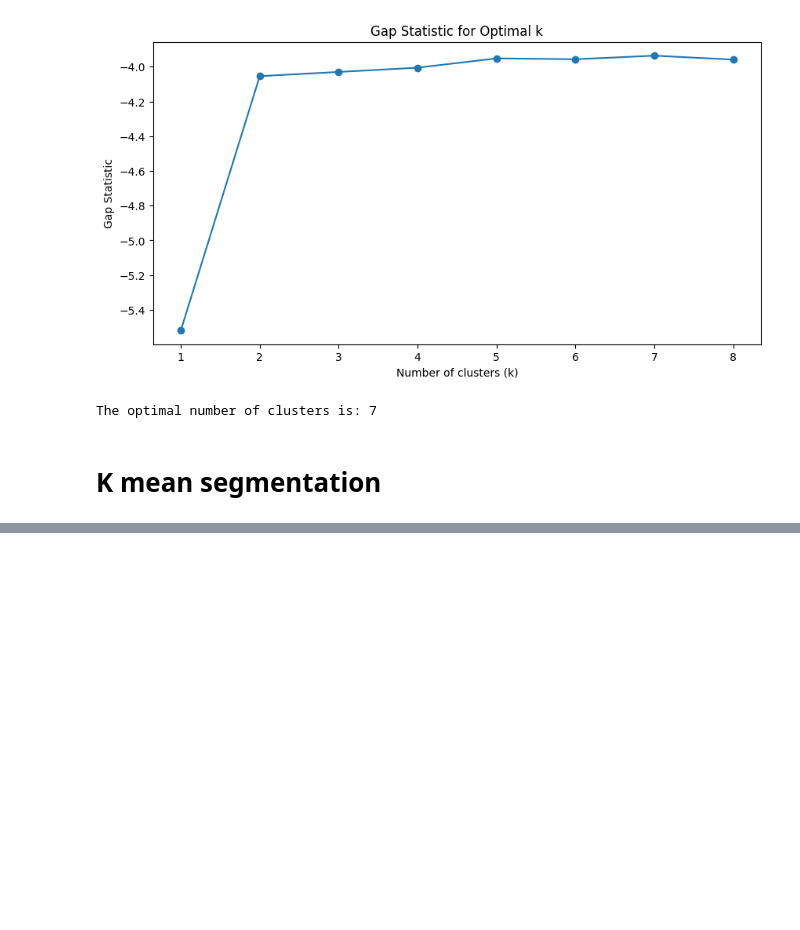
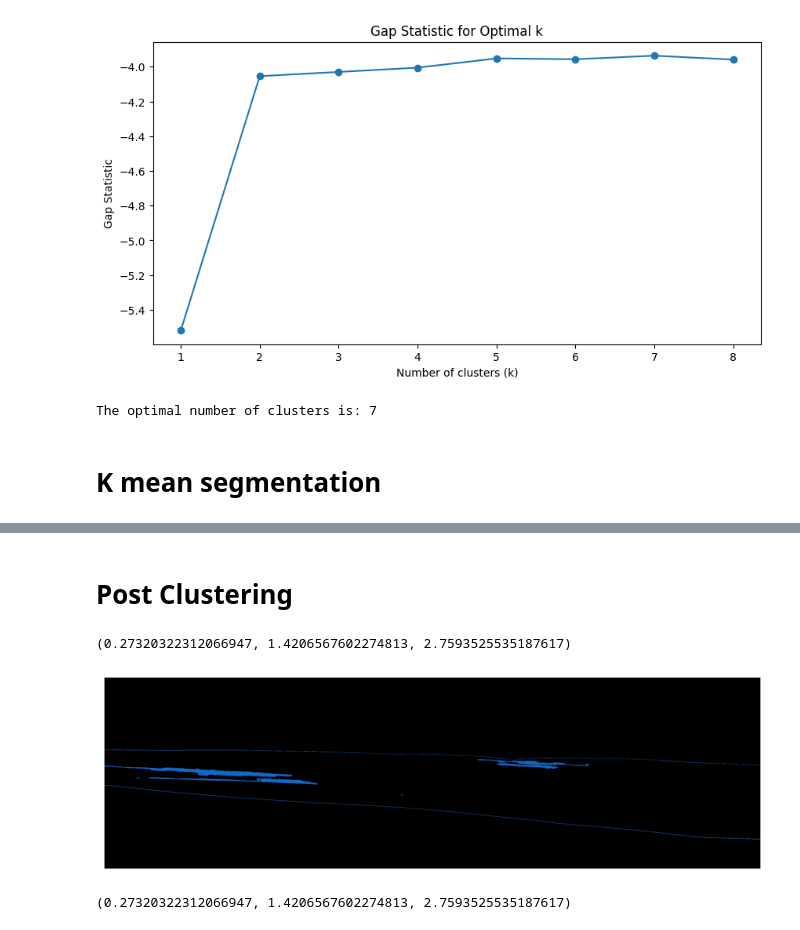
Before and after one commit to maevlava/paddy-leaf, a Jupyter notebook: K segmentation.ipynb, the cells around one changed output, grey strips where cells are left out. Saved outputs shown, nothing was run; the diff lists cells and outputs as text; code cells hidden in the pictures; blank space fills up the shorter version.

```diff
--- a/K segmentation.ipynb
+++ b/K segmentation.ipynb
@@ -300,0 +303,14 @@ plt.show()
+# %% [markdown]
+# Post Clustering
+# %%
+diseased_portion_image = mask_filter(test_image, segmented_test_image, 2, test_labels)
+diseased_portion_image = cv.cvtColor(diseased_portion_image, cv.COLOR_RGB2HSV)
+mean_hsv = cv.mean(diseased_portion_image)[:3]
+print(mean_hsv)
+plt.figure(figsize=(10, 5))
+plt.imshow(diseased_portion_image)
+plt.axis("off")
+plt.show()
+# %% [output]
+(0.27320322312066947, 1.4206567602274813, 2.7593525535187617)
+[figure, added]
@@ -300,0 +330,4 @@ plt.show()
+# %%
+mean_hsv
+# %% [output]
+(0.27320322312066947, 1.4206567602274813, 2.7593525535187617)
```
Also changed, not shown: parts of 6 cells of this notebook.
